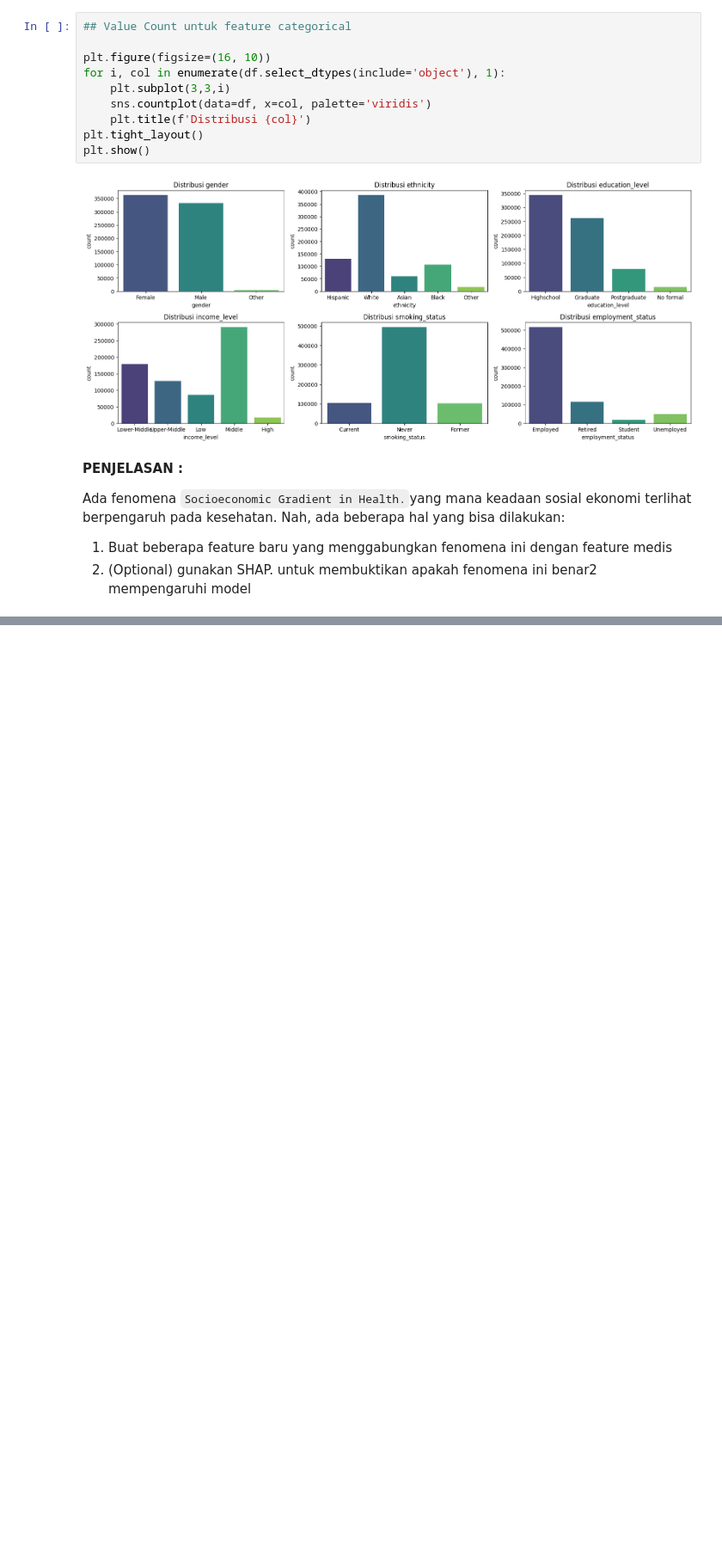
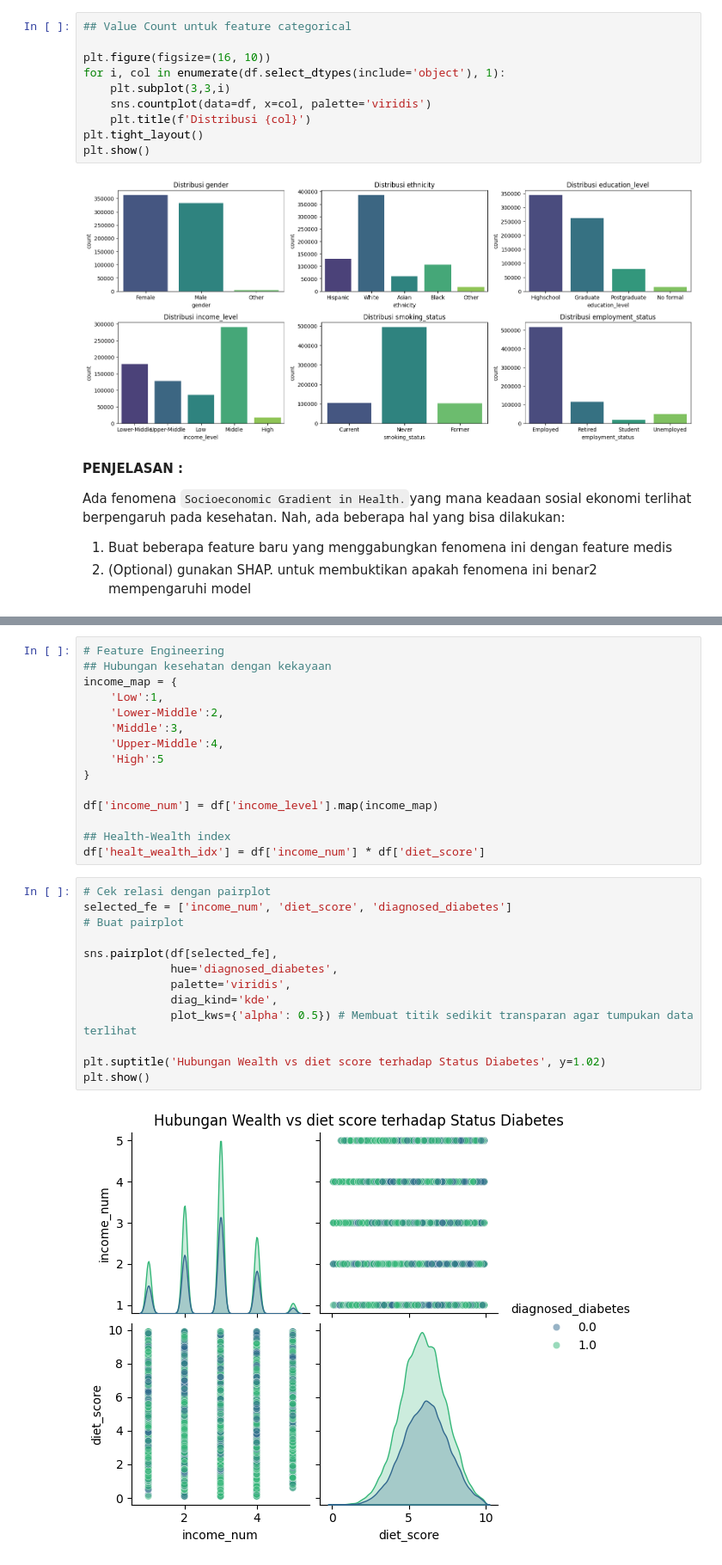
Before and after one commit to mayanggumelarr/Diabetes-Classification, a Jupyter notebook: diabetes-classification.ipynb, the cells around one changed output, grey strips where cells are left out. Shown at 86% size. Drawn from its saved outputs; the diff is of its cells as text; blank space fills up the shorter version.

Commit message:
preprocessing update
Feature Engineering, Encoding, Split X and y

```diff
--- a/diabetes-classification.ipynb
+++ b/diabetes-classification.ipynb
@@ -144,0 +185,30 @@ Ada fenomena `Socioeconomic Gradient in Health.`yang mana keadaan sosial ekonomi
+# %%
+# Feature Engineering
+## Hubungan kesehatan dengan kekayaan
+income_map = {
+    'Low':1,
+    'Lower-Middle':2,
+    'Middle':3,
+    'Upper-Middle':4,
+    'High':5
+}
+
+df['income_num'] = df['income_level'].map(income_map)
+
+## Health-Wealth index
+df['healt_wealth_idx'] = df['income_num'] * df['diet_score']
+# %%
+# Cek relasi dengan pairplot
+selected_fe = ['income_num', 'diet_score', 'diagnosed_diabetes']
+# Buat pairplot
+
+sns.pairplot(df[selected_fe],
+             hue='diagnosed_diabetes',
+             palette='viridis',
+             diag_kind='kde',
+             plot_kws={'alpha': 0.5}) # Membuat titik sedikit transparan agar tumpukan data terlihat
+
+plt.suptitle('Hubungan Wealth vs diet score terhadap Status Diabetes', y=1.02)
+plt.show()
+# %% [output]
+[figure, added]
```
Also changed, not shown: parts of 8 cells of this notebook.
